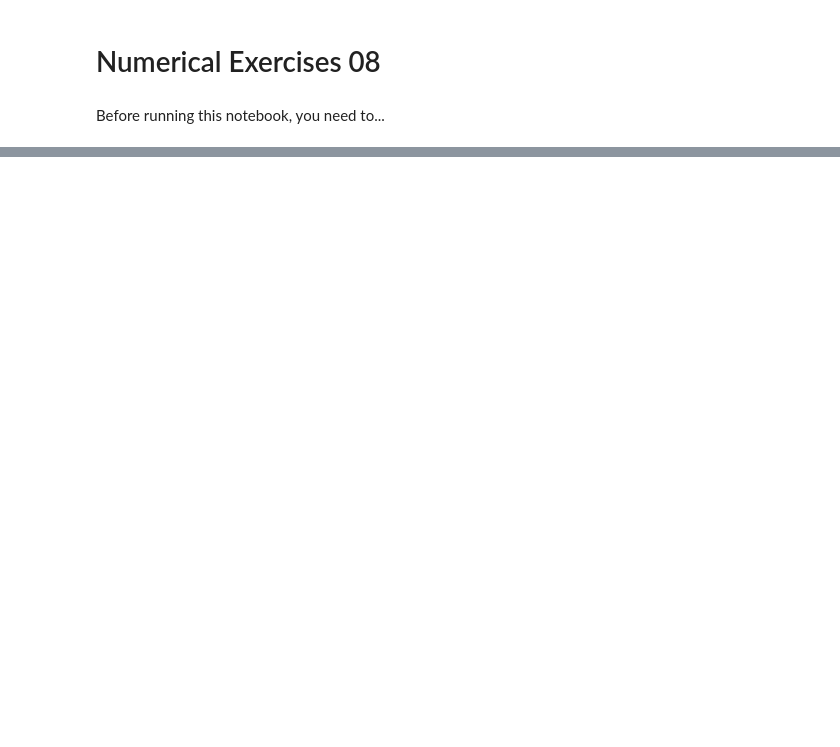
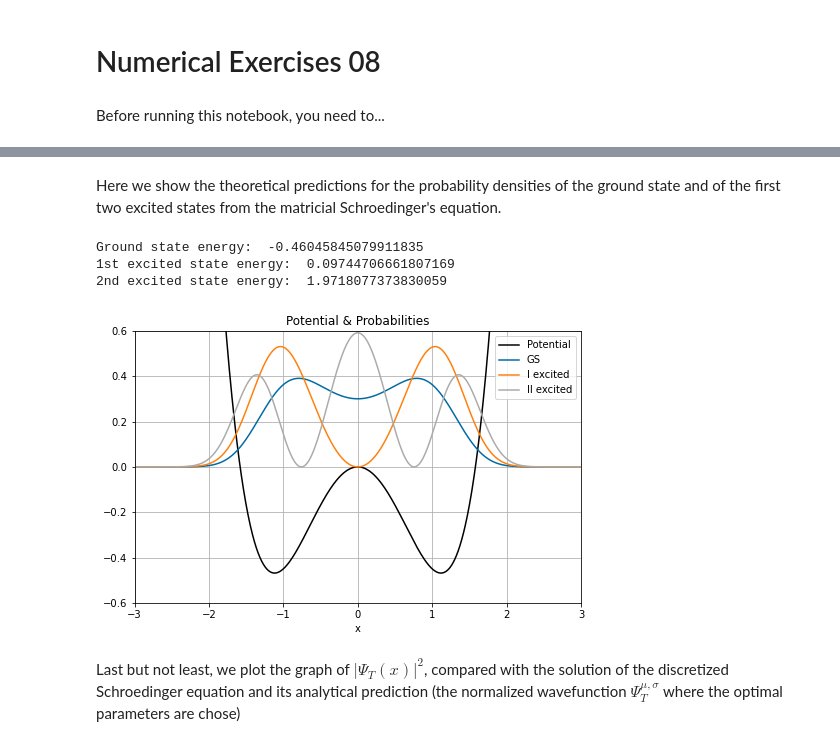
Before and after one commit to pyros-cyber/lsn, a Jupyter notebook: exercise08/exercise08.ipynb, the cells around one changed output, grey strips where cells are left out. Saved outputs shown, nothing was run; the diff lists cells and outputs as text; code cells hidden in the pictures; blank space fills up the shorter version.

```diff
--- a/exercise08/exercise08.ipynb
+++ b/exercise08/exercise08.ipynb
@@ -60,0 +90,50 @@ $$
+# %% [markdown]
+Here we show the theoretical predictions for the probability densities of the ground state and of the first two excited states from the matricial Schroedinger's equation.
+# %%
+MU=0.79
+SIGMA=0.62
+def Vpot(x): return (x**2 - 2.5)*x**2
+
+def p(x, MU, SIGMA):
+    return (np.exp(-(x-MU)**2/(2*(SIGMA)**2)) + np.exp(-(x+MU)**2/(2*(SIGMA)**2)))**2
+norm = quad(p, -3, 3, args=(MU,SIGMA))[0]
+
+N = 1000 # number of iterations
+hbar = 1
+m = 1
+
+x = np.linspace(-3, 3, 1000)
+dx = x[1] - x[0] # the step size
+V = Vpot(x)
+
+CDiff = np.diag(np.ones(N-1),-1)-2*np.diag(np.ones(N),0)+np.diag(np.ones(N-1),1)
+H = (-(hbar**2)*CDiff)/(2*m*dx**2) + np.diag(V)
+E,ps = np.linalg.eigh(H)
+ps = np.transpose(ps)
+ps = ps/np.sqrt(dx)
+
+print("Ground state energy: ", E[0])
+print("1st excited state energy: ", E[1])
+print("2nd excited state energy: ", E[2])
+
+# Plot a few things
+plt.figure(figsize=(8,5))
+scale = 0.3
+plt.plot(x, scale*V, color="Black", label="Potential") # plot the potential
+plt.plot(x,(ps[0])**2, label='GS')
+plt.plot(x,(ps[1])**2, label='I excited')
+plt.plot(x,(ps[2])**2, label='II excited')
+plt.title("Potential & Probabilities")
+plt.legend()
+plt.xlabel("x")
+plt.grid(True)
+plt.xlim((-3,3))
+plt.ylim((-0.6,0.6))
+plt.show()
+# %% [output]
+Ground state energy:  -0.46045845079911835
+1st excited state energy:  0.09744706661807169
+2nd excited state energy:  1.9718077373830059
+[figure, added]
+# %% [markdown]
+Last but not least, we plot the graph of $|\Psi_T(x)|^2$, compared with the solution of the discretized Schroedinger equation and its analytical prediction (the normalized wavefunction $\Psi_T^{\mu, \sigma}$ where the optimal parameters are chose)
```
Also changed, not shown: parts of 2 cells of this notebook.
